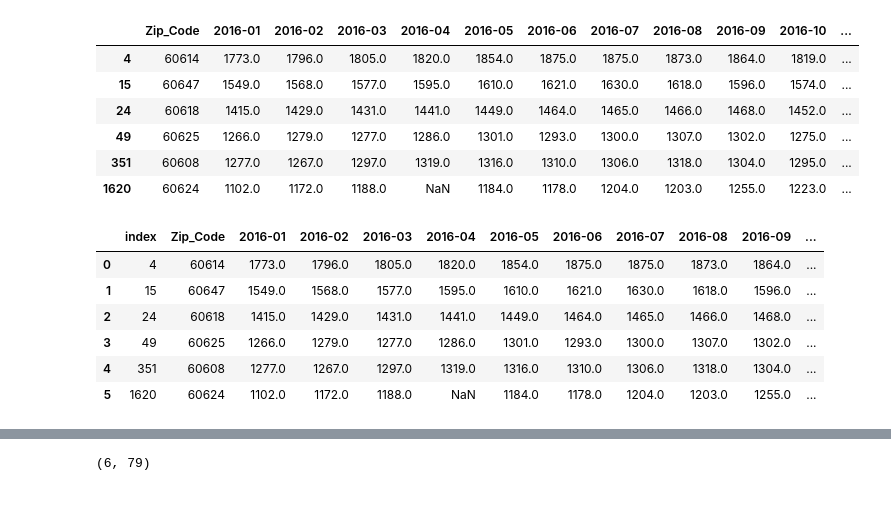
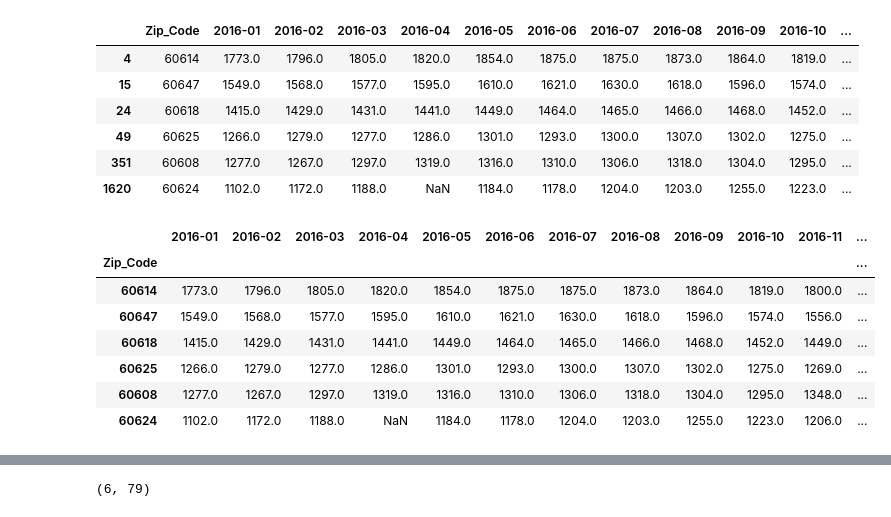
Before and after one commit to ASwigart/Project-1-EDA-Git-Collab, a Jupyter notebook: Chicago Rents over Time -Zori.ipynb, the cells around one changed output, grey strips where cells are left out. Drawn from its saved outputs; the diff is of its cells as text; code cells hidden in the pictures.

```diff
--- a/Chicago Rents over Time -Zori.ipynb
+++ b/Chicago Rents over Time -Zori.ipynb
@@ -174,13 +177,14 @@ chiframe
 | 1620 | 60624 | 1102.0 | 1172.0 | 1188.0 | NaN | 1184.0 | 1178.0 | 1204.0 | 1203.0 | 1255.0 | 1223.0 | ... |
 # %%
 # zori_df=zori_df.reset_index(level=None, drop=False, inplace=False)
-chi_df=chiframe.reset_index(level=None, drop=False, inplace=False)
+chi_df=chiframe.set_index("Zip_Code")
 chi_df
 # %% [output]
-|  | index | Zip_Code | 2016-01 | 2016-02 | 2016-03 | 2016-04 | 2016-05 | 2016-06 | 2016-07 | 2016-08 | 2016-09 | ... |
-| 0 | 4 | 60614 | 1773.0 | 1796.0 | 1805.0 | 1820.0 | 1854.0 | 1875.0 | 1875.0 | 1873.0 | 1864.0 | ... |
-| 1 | 15 | 60647 | 1549.0 | 1568.0 | 1577.0 | 1595.0 | 1610.0 | 1621.0 | 1630.0 | 1618.0 | 1596.0 | ... |
-| 2 | 24 | 60618 | 1415.0 | 1429.0 | 1431.0 | 1441.0 | 1449.0 | 1464.0 | 1465.0 | 1466.0 | 1468.0 | ... |
-| 3 | 49 | 60625 | 1266.0 | 1279.0 | 1277.0 | 1286.0 | 1301.0 | 1293.0 | 1300.0 | 1307.0 | 1302.0 | ... |
-| 4 | 351 | 60608 | 1277.0 | 1267.0 | 1297.0 | 1319.0 | 1316.0 | 1310.0 | 1306.0 | 1318.0 | 1304.0 | ... |
-| 5 | 1620 | 60624 | 1102.0 | 1172.0 | 1188.0 | NaN | 1184.0 | 1178.0 | 1204.0 | 1203.0 | 1255.0 | ... |
+|  | 2016-01 | 2016-02 | 2016-03 | 2016-04 | 2016-05 | 2016-06 | 2016-07 | 2016-08 | 2016-09 | 2016-10 | 2016-11 | ... |
+| Zip_Code |  |  |  |  |  |  |  |  |  |  |  | ... |
+| 60614 | 1773.0 | 1796.0 | 1805.0 | 1820.0 | 1854.0 | 1875.0 | 1875.0 | 1873.0 | 1864.0 | 1819.0 | 1800.0 | ... |
+| 60647 | 1549.0 | 1568.0 | 1577.0 | 1595.0 | 1610.0 | 1621.0 | 1630.0 | 1618.0 | 1596.0 | 1574.0 | 1556.0 | ... |
+| 60618 | 1415.0 | 1429.0 | 1431.0 | 1441.0 | 1449.0 | 1464.0 | 1465.0 | 1466.0 | 1468.0 | 1452.0 | 1449.0 | ... |
+| 60625 | 1266.0 | 1279.0 | 1277.0 | 1286.0 | 1301.0 | 1293.0 | 1300.0 | 1307.0 | 1302.0 | 1275.0 | 1269.0 | ... |
+| 60608 | 1277.0 | 1267.0 | 1297.0 | 1319.0 | 1316.0 | 1310.0 | 1306.0 | 1318.0 | 1304.0 | 1295.0 | 1348.0 | ... |
+| 60624 | 1102.0 | 1172.0 | 1188.0 | NaN | 1184.0 | 1178.0 | 1204.0 | 1203.0 | 1255.0 | 1223.0 | 1206.0 | ... |
```
Also changed, not shown: parts of 18 cells of this notebook.
